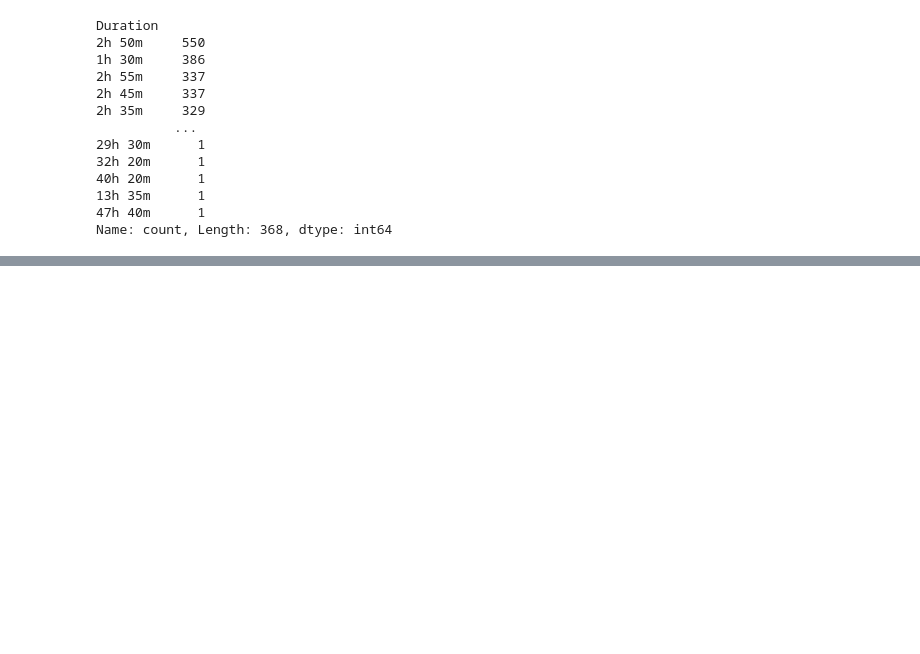
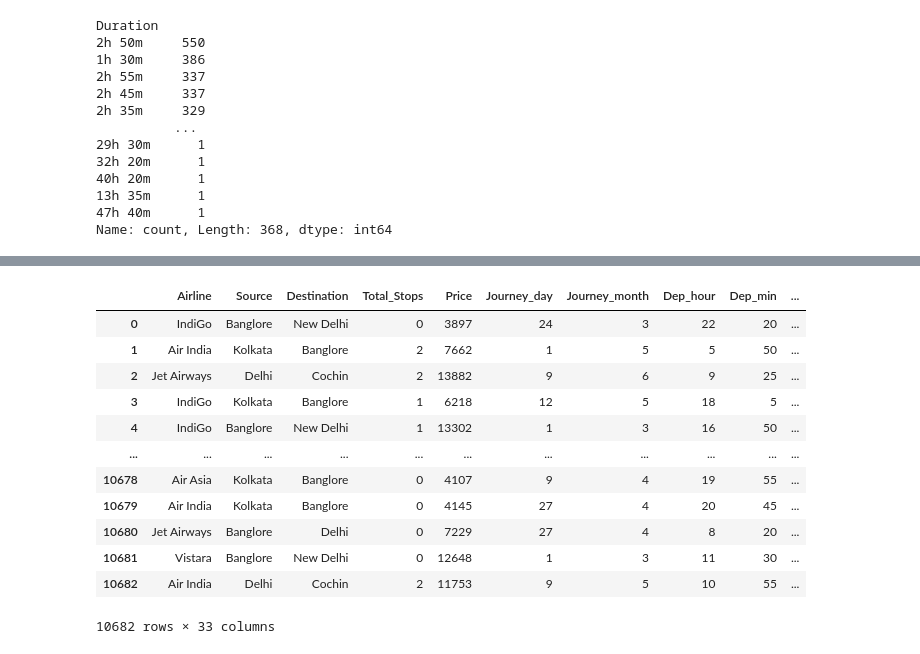
Before and after one commit to Komal-Mandal/AirFair_Vista, a Jupyter notebook: Flightprice.ipynb, the cells around one changed output, grey strips where cells are left out. Saved outputs shown, nothing was run; the diff lists cells and outputs as text; code cells hidden in the pictures; blank space fills up the shorter version.

```diff
--- a/Flightprice.ipynb
+++ b/Flightprice.ipynb
@@ -118,0 +295,6 @@ Name: count, Length: 368, dtype: int64
+# %%
+Destination = df[["Destination"]]
+
+Destination= pd.get_dummies(Destination, drop_first = True,dtype=int)
+
+Destination.head()
@@ -118,0 +364,20 @@ Name: count, Length: 368, dtype: int64
+# %%
+# Concatenate dataframe --> df + Airline + Source + Destination
+
+df = pd.concat([df, Airline, Source, Destination], axis = 1)
+# %%
+df
+# %% [output]
+|  | Airline | Source | Destination | Total_Stops | Price | Journey_day | Journey_month | Dep_hour | Dep_min | ... |
+| 0 | IndiGo | Banglore | New Delhi | 0 | 3897 | 24 | 3 | 22 | 20 | ... |
+| 1 | Air India | Kolkata | Banglore | 2 | 7662 | 1 | 5 | 5 | 50 | ... |
+| 2 | Jet Airways | Delhi | Cochin | 2 | 13882 | 9 | 6 | 9 | 25 | ... |
+| 3 | IndiGo | Kolkata | Banglore | 1 | 6218 | 12 | 5 | 18 | 5 | ... |
+| 4 | IndiGo | Banglore | New Delhi | 1 | 13302 | 1 | 3 | 16 | 50 | ... |
+| ... | ... | ... | ... | ... | ... | ... | ... | ... | ... | ... |
+| 10678 | Air Asia | Kolkata | Banglore | 0 | 4107 | 9 | 4 | 19 | 55 | ... |
+| 10679 | Air India | Kolkata | Banglore | 0 | 4145 | 27 | 4 | 20 | 45 | ... |
+| 10680 | Jet Airways | Banglore | Delhi | 0 | 7229 | 27 | 4 | 8 | 20 | ... |
+| 10681 | Vistara | Banglore | New Delhi | 0 | 12648 | 1 | 3 | 11 | 30 | ... |
+| 10682 | Air India | Delhi | Cochin | 2 | 11753 | 9 | 5 | 10 | 55 | ... |
+10682 rows × 33 columns
```
Also changed, not shown: parts of 30 cells of this notebook, 2 other files.
